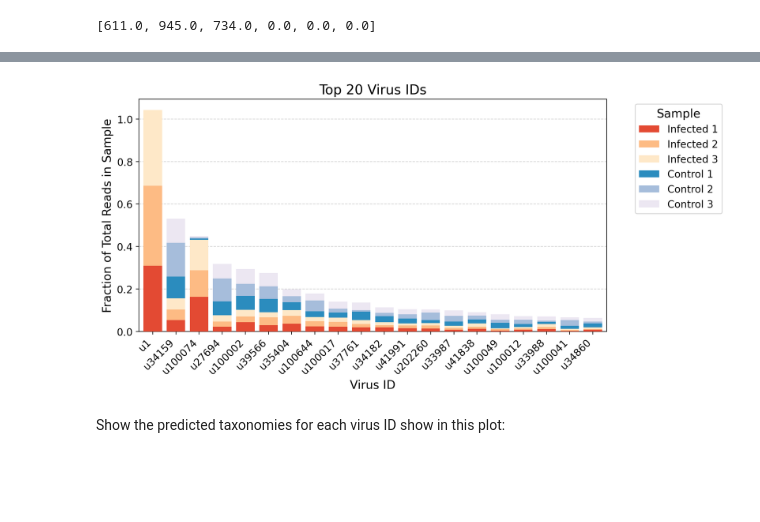
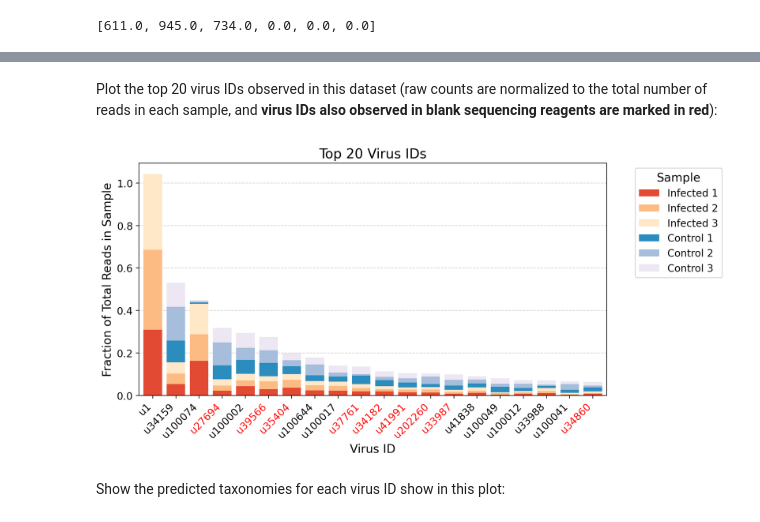
Before and after one commit to pachterlab/kb_docs, a Jupyter notebook: docs/source/translated/notebooks/virus_detection_bulk.ipynb, the cells around one changed output, grey strips where cells are left out. Drawn from its saved outputs; the diff is of its cells as text; code cells hidden in the pictures; blank space fills up the shorter version.

```diff
--- a/docs/source/translated/notebooks/virus_detection_bulk.ipynb
+++ b/docs/source/translated/notebooks/virus_detection_bulk.ipynb
@@ -330,9 +372,6 @@ width = 0.75
 
 samples = adata.obs.index.values
 x_labels = adata.obs["sample"].values
-
-# Target virus IDs to plot (here, SARS-CoV)
-target_ids = tax_df[tax_df["species"].str.contains("Severe acute respiratory syndrome-related coronavirus")]["rep_ID"].unique()
 
 # Plot total raw counts
 counts = []
@@ -344,15 +383,13 @@ x = np.arange(len(labels))
 
 ax.bar(x, counts, width=width, color="#003049", edgecolor="black")
 
+# Adjust figure labels and axes
 ax.set_yscale("symlog")
-ax.set_ylabel("kallisto (raw counts for SARS-CoV)", fontsize=fontsize)
+ax.set_ylabel(f"Total counts for {target_ids[0]} (SARS-CoV))", fontsize=fontsize)
 # ax.set_xlabel("Sample", fontsize=fontsize)
-
 ax.set_xticks(x, x_labels, rotation=45, ha="right")
-
 ax.tick_params(axis="both", labelsize=fontsize)
 ax.set_title(f"SARS-CoV-2 infected human\niPSC-derived cardiomyocytes", fontsize=fontsize+2)
-
 ax.grid(True, which="both", color="lightgray", ls="--", lw=1)
 ax.set_axisbelow(True)
 
@@ -373,0 +409,5 @@ Plot the top 20 virus IDs observed in this dataset (normalizing raw counts to th
+# %%
+# Download list of virus IDs seen in blank sequencing reagents
+!wget https://raw.githubusercontent.com/pachterlab/LSCHWCP_2023/refs/heads/main/viruses_in_blank_reagents/total_raw_count_per_virus_id_in_laboratory_reagents.csv
+blank_df = pd.read_csv("total_raw_count_per_virus_id_in_laboratory_reagents.csv")
+blank_df
@@ -374,3 +438,5 @@ Plot the top 20 virus IDs observed in this dataset (normalizing raw counts to th
+# %% [markdown]
+Plot the top 20 virus IDs observed in this dataset (raw counts are normalized to the total number of reads in each sample, and **virus IDs also observed in blank sequencing reagents are marked in red**):
 # %%
 def plot_top_virs_stacked_bar(adata, top_n=20):
     # Convert sparse matrix to dense if needed
@@ -401,38 +467,42 @@ def plot_top_virs_stacked_bar(adata, top_n=20):
 
     bar_bottom = np.zeros(top_n)
     for i, sample_id in enumerate(sample_ids):
         sample_fractions = top_counts[i, :]
         ax.bar(
             top_virs,
             sample_fractions,
             bottom=bar_bottom,
             color=colors[i % len(colors)],
-            label=sample_id,
-            zorder=3
+            label=sample_id
         )
         bar_bottom += sample_fractions
 
     # Adjust figure labels and axes
     ax.set_title(f"Top {top_n} Virus IDs", fontsize=fontsize+2)
     ax.set_xlabel("Virus ID", fontsize=fontsize)
     ax.set_ylabel("Fraction of Total Reads in Sample", fontsize=fontsize)
     ax.set_xticklabels(top_virs, rotation=45, ha='right')
+    # Mark virus IDs that have been observed in blank sequencing reagents in red
+    for i, label in enumerate(top_virs):
+        if label in blank_df["virus"].values:
+            ax.get_xticklabels()[i].set_color('red')
     ax.legend(title="Sample", bbox_to_anchor=(1.05, 1), loc='upper left', fontsize=fontsize-2, title_fontsize=fontsize)
     ax.tick_params(axis='both', which='major', labelsize=fontsize-2)
-    ax.grid(axis='y', linestyle='--', color="lightgrey", alpha=1, zorder=-1)
+    ax.grid(axis='y', linestyle='--', color="lightgrey", alpha=1)
+    ax.set_axisbelow(True)
     ax.margins(x=0.01)
     ax.set_ylim(0, np.max(bar_bottom) * 1.05)
 
     # Save figure
-    fig.savefig("top_virus_IDs.png", dpi=300, bbox_inches="tight")
+    fig.savefig("top_virus_IDs_per_sample.png", dpi=300, bbox_inches="tight")
 
     fig.show()
 
     return top_virs
 
 top_virs = plot_top_virs_stacked_bar(adata, top_n=20)
 # %% [output]
-[figure, old version]
+[figure, new version]
 # %% [markdown]
 Show the predicted taxonomies for each virus ID show in this plot:
 # %%
```
Also changed, not shown: parts of 18 cells of this notebook.
